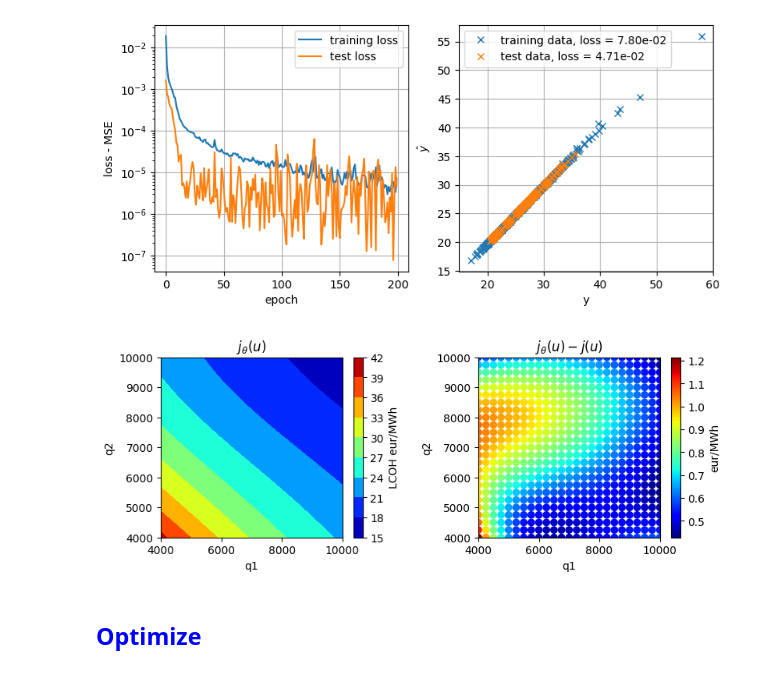
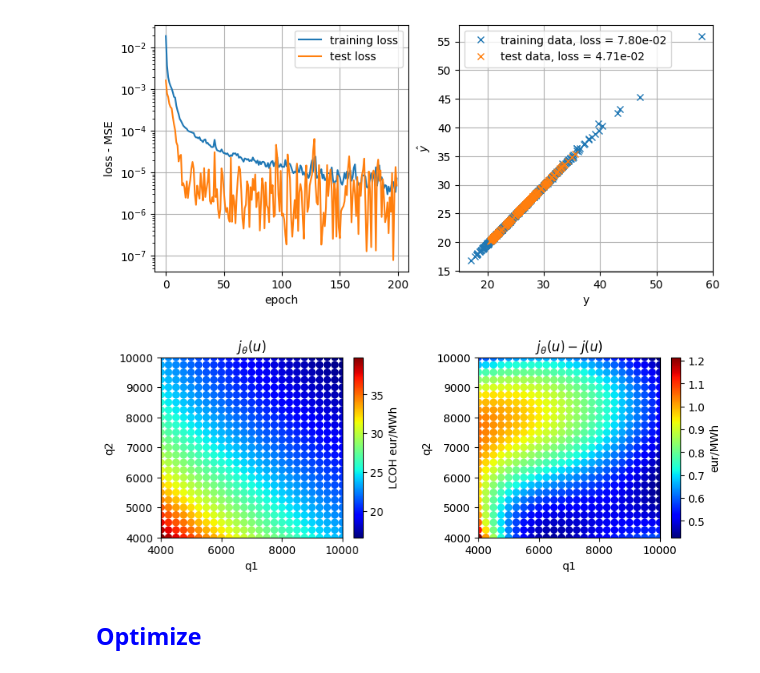
Before and after one commit to George-HM-2021/DGC_Neural_Network, a Jupyter notebook: session5.ipynb, the cells around one changed output. Saved outputs shown, nothing was run; the diff lists cells and outputs as text; code cells hidden in the pictures.

```diff
--- a/session5.ipynb
+++ b/session5.ipynb
@@ -768,37 +771,37 @@ plt.show()
 # %%
 plt.figure(figsize = (9,3))
 plt.subplots_adjust(wspace = 0.4)
 plt.subplot(1,2,1)
 
 # APPROXIMATE WITH NEURAL NETWORK
 x = np.linspace(o.min, o.max, 25)
 U = np.meshgrid(x, x)
 umesh = np.vstack([U[0].flatten(), U[1].flatten()]).T
 jmesh = NN.model((umesh-mu)/min_max).numpy()*1e2
 plt.title(r'$j_{\theta}(u)$')
-c = plt.contourf(x, x, jmesh.reshape(25, 25), cmap = cm.jet)
-#c = plt.scatter(umesh[:,0], umesh[:,1], c = jmesh, cmap = cm.jet)
+#c = plt.contourf(x, x, jmesh.reshape(25, 25), cmap = cm.jet)
+c = plt.scatter(umesh[:,0], umesh[:,1], c = jmesh, cmap = cm.jet)
 plt.colorbar(c, label = 'LCOH eur/MWh')
 plt.xlabel('q1')
 plt.ylabel('q2')
 plt.xlim(o.min, o.max)
 plt.ylim(o.min, o.max)
 
 # TRUTH (DARTS)
 plt.subplot(1,2,2)
 umesh_truth = np.load('session5data/meshu.npy')
 jmesh_truth = np.load('session5data/meshj.npy').reshape(-1,1)
 plt.title(r'$j_{\theta}(u)-j(u)$')
-c = plt.contourf(x, x, jmesh_truth.reshape(25, 25), cmap = cm.jet)
+#c = plt.contourf(x, x, jmesh_truth.reshape(25, 25), cmap = cm.jet)
 c = plt.scatter(umesh_truth[:,0], umesh_truth[:,1], c = jmesh_truth - jmesh, cmap = cm.jet)
 plt.colorbar(c, label = 'eur/MWh')
 plt.xlabel('q1')
 plt.ylabel('q2')
 plt.xlim(o.min, o.max)
 plt.ylim(o.min, o.max)
 plt.show()
 # %% [output]
-[figure, old version]
+[figure, new version]
 # %% [markdown]
 ## <font color='Blue'>Optimize</font>
 # %%
```
Also changed, not shown: parts of 5 cells of this notebook, 4 other files.
